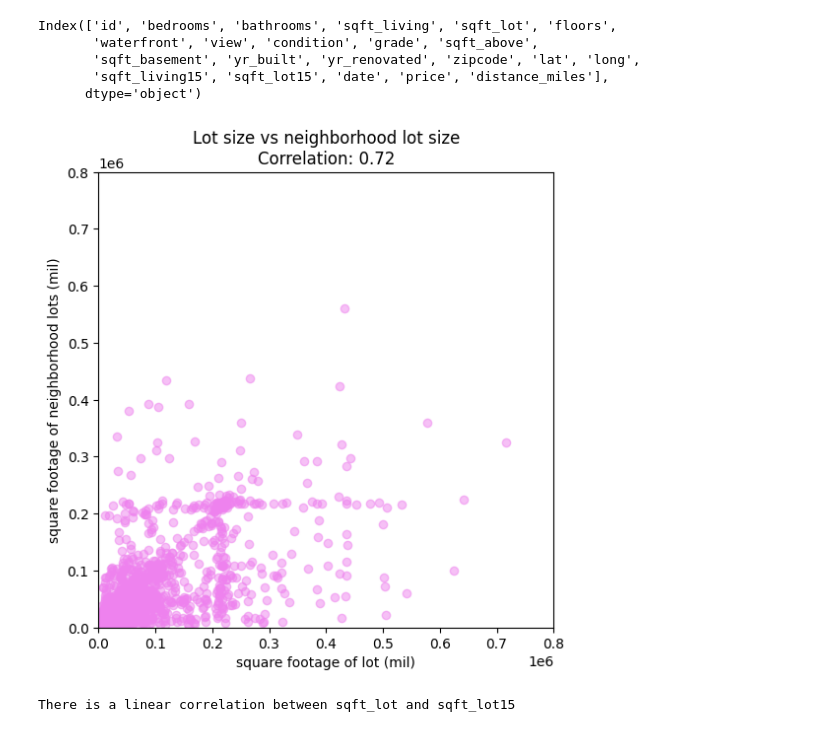
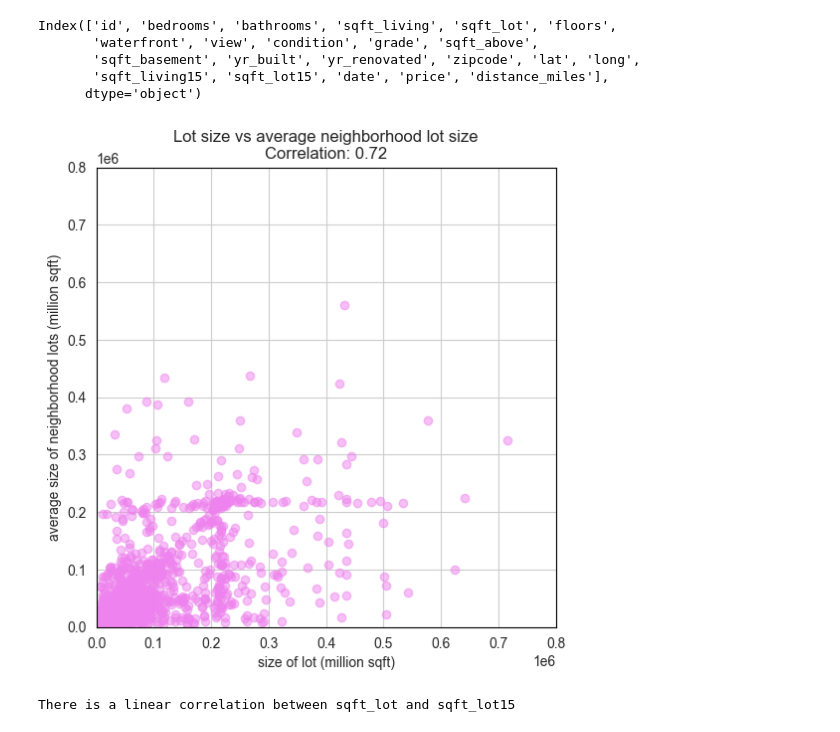
Before and after one commit to sarathisisme/eda_project, a Jupyter notebook: EDA.ipynb, the cells around one changed output. Drawn from its saved outputs; the diff is of its cells as text; code cells hidden in the pictures.

```diff
--- a/EDA.ipynb
+++ b/EDA.ipynb
@@ -11,9 +11,14 @@ import pandas as pd
 import numpy as np
 import matplotlib.pyplot as plt
 import seaborn as sns
+sns.set_style('whitegrid')
 import missingno as msno
 from geopy.distance import geodesic
 from scipy.stats import pearsonr
+import optbinning as op
+from scipy import stats
+#from sklearn.preprocessing import LabelEncoder
+#from sklearn.metrics import silhouette_score
 
 
 from matplotlib.ticker import PercentFormatter
@@ -161,20 +166,20 @@ pearson_hypothesis1 = df["sqft_lot"].corr(df["sqft_lot15"])
 # %%
 fig, ax = plt.subplots(figsize=(6, 6))   # ⬅️ square figure
 
 ax.scatter(df["sqft_lot"], df["sqft_lot15"], alpha=0.5, color='violet')
 
 ax.set_aspect("equal", adjustable="box")
 ax.ticklabel_format(axis="y", style="sci", scilimits=(6, 6))
 ax.ticklabel_format(axis="x", style="sci", scilimits=(6, 6))
-ax.set_xlabel("square footage of lot (mil)")
-ax.set_ylabel("square footage of neighborhood lots (mil)")
+ax.set_xlabel("size of lot (million sqft)")
+ax.set_ylabel("average size of neighborhood lots (million sqft)")
 ax.set_xlim(0, 800000)
 ax.set_ylim(0, 800000)
-ax.set_title(f"Lot size vs neighborhood lot size\nCorrelation: {pearson_hypothesis1:.2f}")
+ax.set_title(f"Lot size vs average neighborhood lot size\nCorrelation: {pearson_hypothesis1:.2f}")
 
 plt.show()
 # %% [output]
-[figure, old version]
+[figure, new version]
 # %%
 #Hypothesis Testing
 #H0: There is no linear correlation between sqft_lot and sqft_lot15
```
Also changed, not shown: parts of 12 cells of this notebook, 1 other file.
